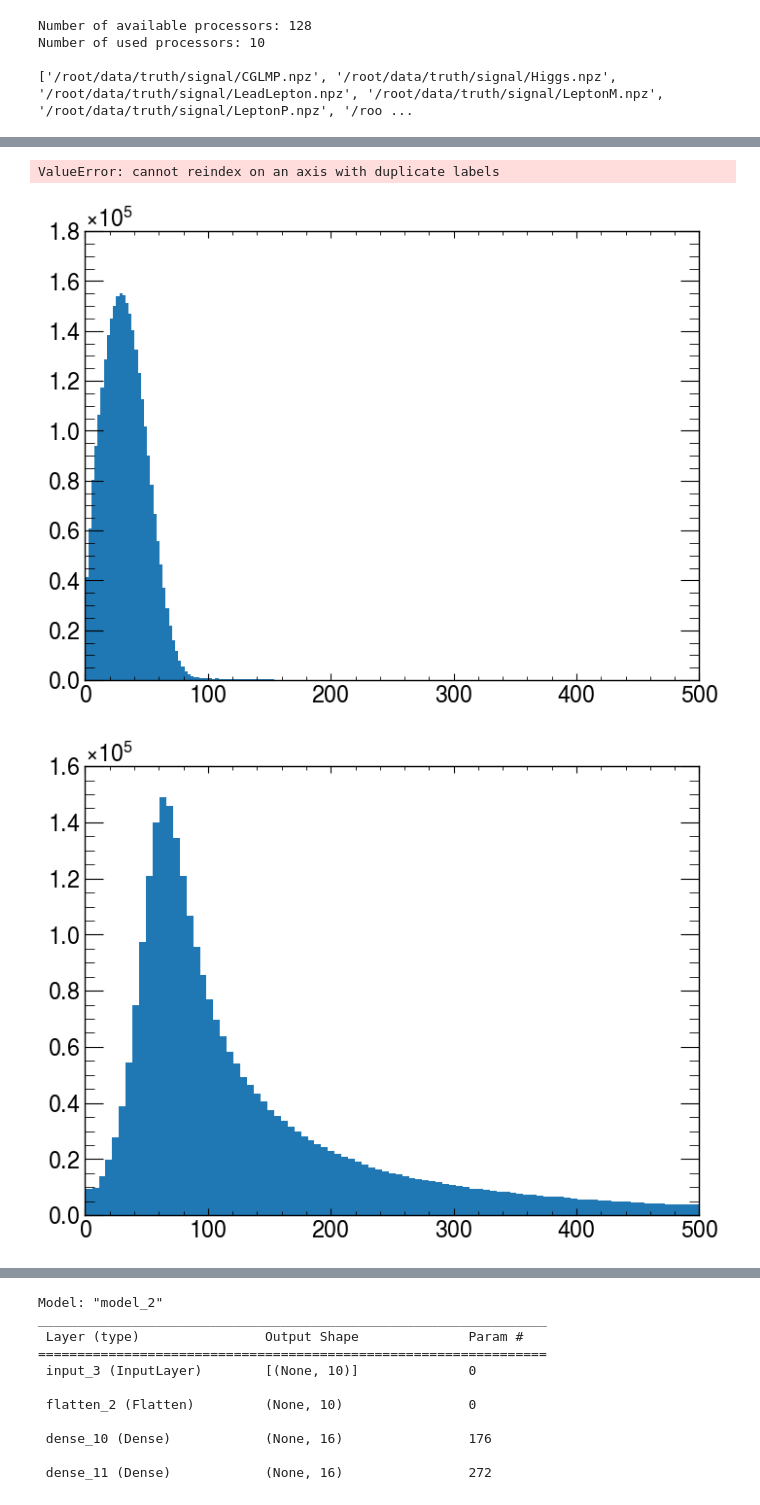
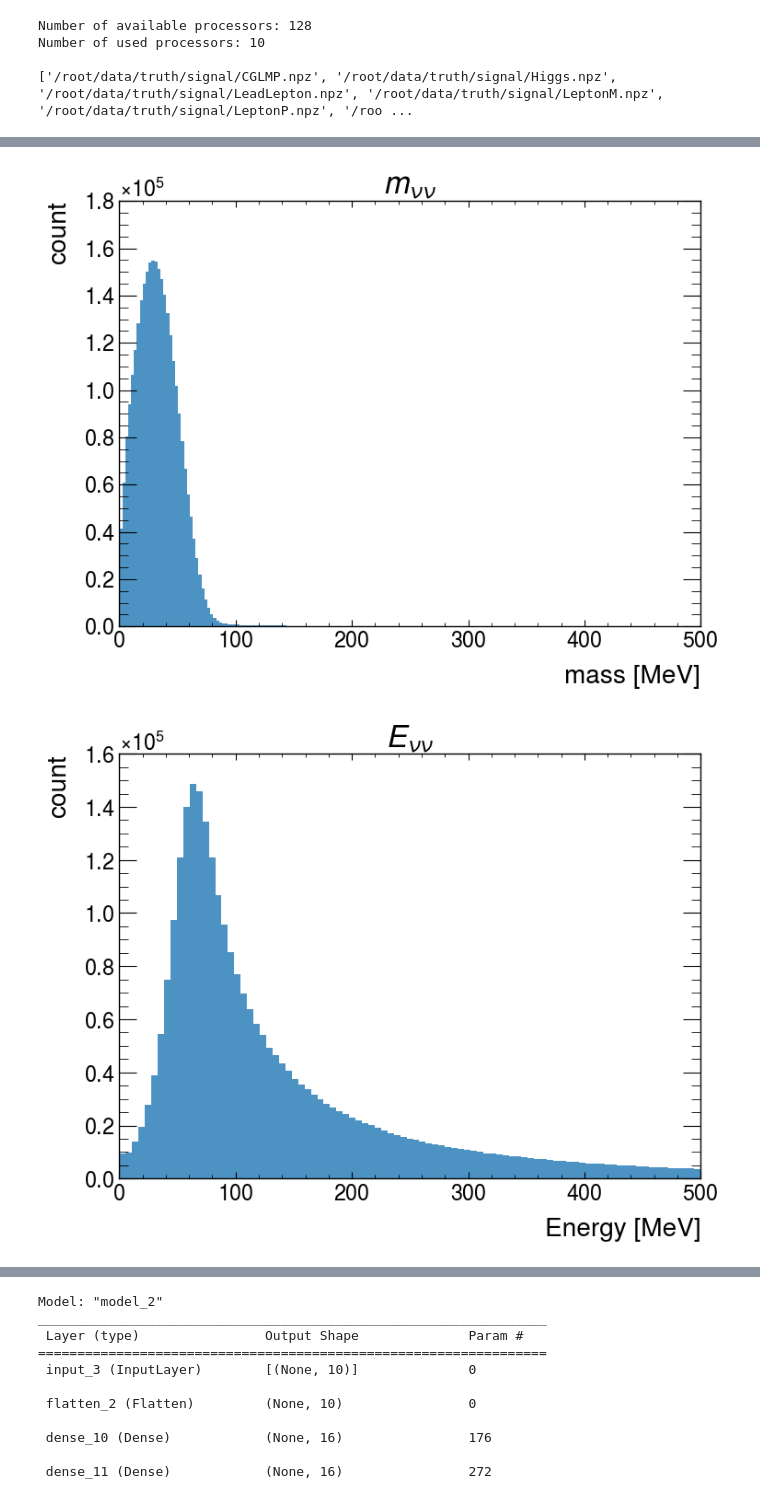
Before and after one commit to yygarypeng/QE-mls, a Jupyter notebook: DNN_modified_m.ipynb, the cells around one changed output, grey strips where cells are left out. Drawn from its saved outputs; the diff is of its cells as text; code cells hidden in the pictures.

```diff
--- a/DNN_modified_m.ipynb
+++ b/DNN_modified_m.ipynb
@@ -101,20 +116,22 @@ ValueError: cannot reindex on an axis with duplicate labels
-# %%
-pd.concat([MET.iloc[:, 1:3], lep_kin], axis=1)[mask]
-# %% [output]
-ValueError: cannot reindex on an axis with duplicate labels
 # %%
 from matplotlib import pyplot as plt
 
-plt.hist(processor.process_dipart(data.NuP, data.NuM)[["m"]], bins=800)
+plt.hist(processor.process_dipart(data.NuP, data.NuM)[["m"]], bins=800, alpha=.8)
+plt.title(r"$m_{\nu\nu}$")
+plt.xlabel("mass [MeV]")
+plt.ylabel("count")
 plt.xlim([0,500])
 plt.show()
 
-plt.hist(processor.process_dipart(data.NuP, data.NuM)[["E"]], bins=800)
+plt.hist(processor.process_dipart(data.NuP, data.NuM)[["E"]], bins=800, alpha=.8)
+plt.title(r"$E_{\nu\nu}$")
+plt.xlabel("Energy [MeV]")
+plt.ylabel("count")
 plt.xlim([0,500])
 plt.show()
 # %% [output]
-[figure, old version]
+[figure, new version]
-[figure, old version]
+[figure, new version]
 # %%
 SCALAR_int_ru = RobustScaler()
 int_kin = SCALAR_int_ru.fit_transform(int_kin)
```
Also changed, not shown: parts of 7 cells of this notebook, 3 other files.
